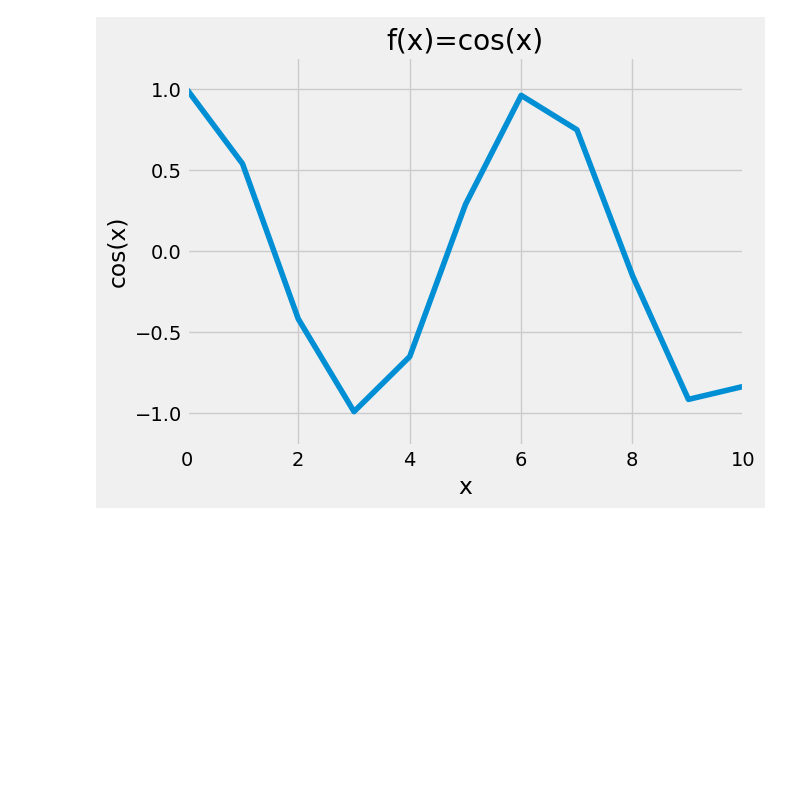
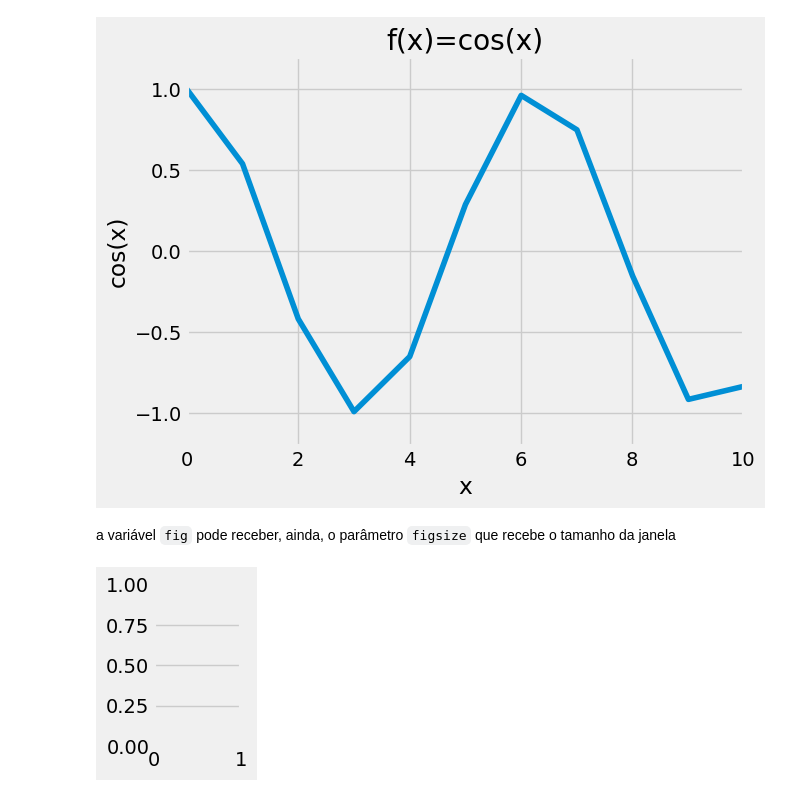
Before and after one commit to lucas-mt/studyPY, a Jupyter notebook: explicaçõesPY/módulos/matplotlib/linhas.ipynb, the cells around one changed output. Saved outputs shown, nothing was run; the diff lists cells and outputs as text; code cells hidden in the pictures; blank space fills up the shorter version.

```diff
--- a/explicaçõesPY/módulos/matplotlib/linhas.ipynb
+++ b/explicaçõesPY/módulos/matplotlib/linhas.ipynb
@@ -472,3 +472,10 @@ ax.plot(x, np.cos(x))
 # %% [output]
 [<matplotlib.lines.Line2D at 0x...>]
 [figure]
+# %% [markdown]
+a variável `fig` pode receber, ainda, o parâmetro `figsize` que recebe o tamanho da janela
+# %%
+fig = plt.figure(figsize=(1, 2))
+ax = plt.axes()
+# %% [output]
+[figure, added]
```
Also changed, not shown: parts of 6 cells of this notebook, 1 other file.
